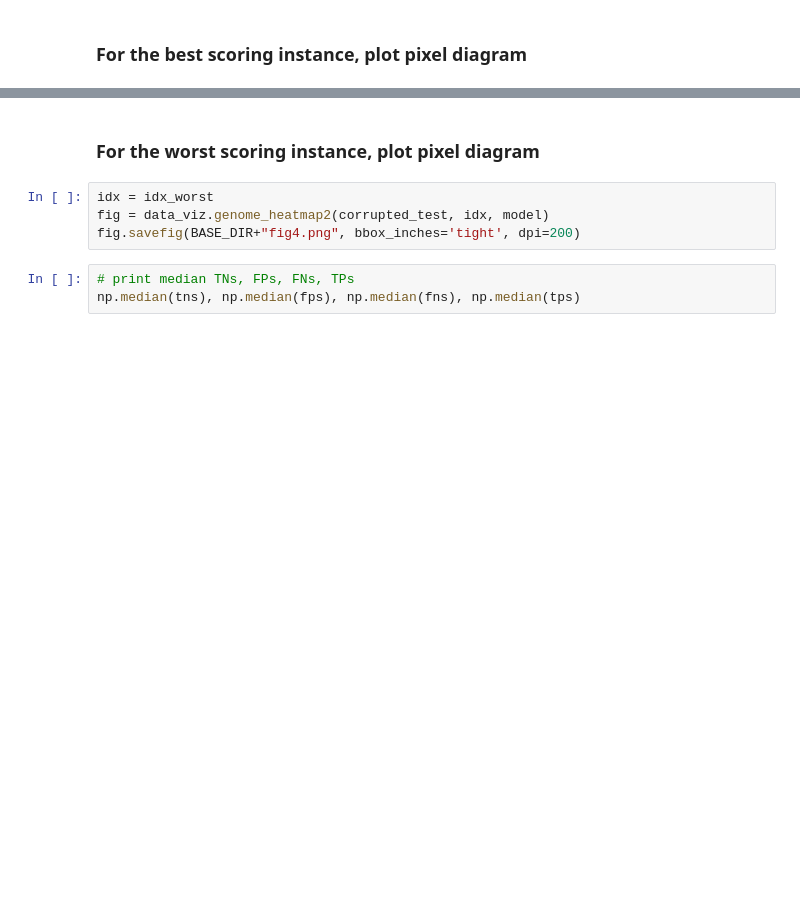
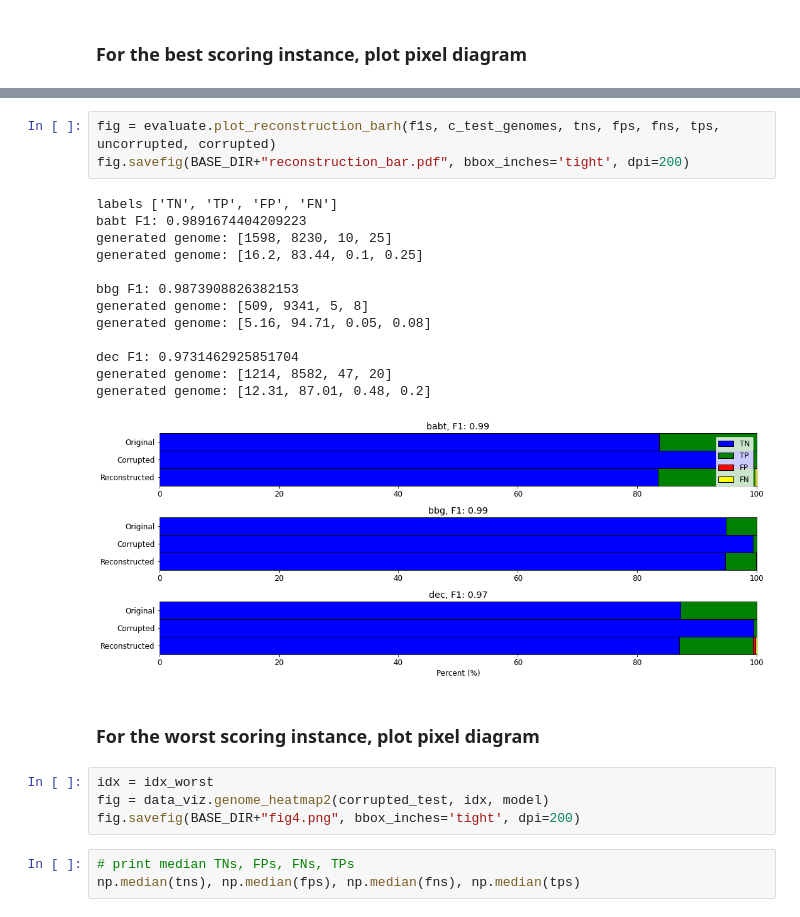
Before and after one commit to natasha-dudek/DeepGenomeVector, a Jupyter notebook: main.ipynb, the cells around one changed output, grey strips where cells are left out. Saved outputs shown, nothing was run; the diff lists cells and outputs as text; blank space fills up the shorter version.

```diff
--- a/main.ipynb
+++ b/main.ipynb
@@ -487,3 +544,20 @@ print("Num genes on in corrupted idx_best genome", torch.sum(corrupted[idx_best,
+# %%
+fig = evaluate.plot_reconstruction_barh(f1s, c_test_genomes, tns, fps, fns, tps, uncorrupted, corrupted)
+fig.savefig(BASE_DIR+"reconstruction_bar.pdf", bbox_inches='tight', dpi=200)
+# %% [output]
+labels ['TN', 'TP', 'FP', 'FN']
+babt F1: 0.9891674404209223
+generated genome: [1598, 8230, 10, 25]
+generated genome: [16.2, 83.44, 0.1, 0.25]
+
+bbg F1: 0.9873908826382153
+generated genome: [509, 9341, 5, 8]
+generated genome: [5.16, 94.71, 0.05, 0.08]
+
+dec F1: 0.9731462925851704
+generated genome: [1214, 8582, 47, 20]
+generated genome: [12.31, 87.01, 0.48, 0.2]
+[figure, added]
 # %% [markdown]
 ### For the worst scoring instance, plot pixel diagram
 # %%
```
Also changed, not shown: parts of 38 cells of this notebook, 2 other files.
